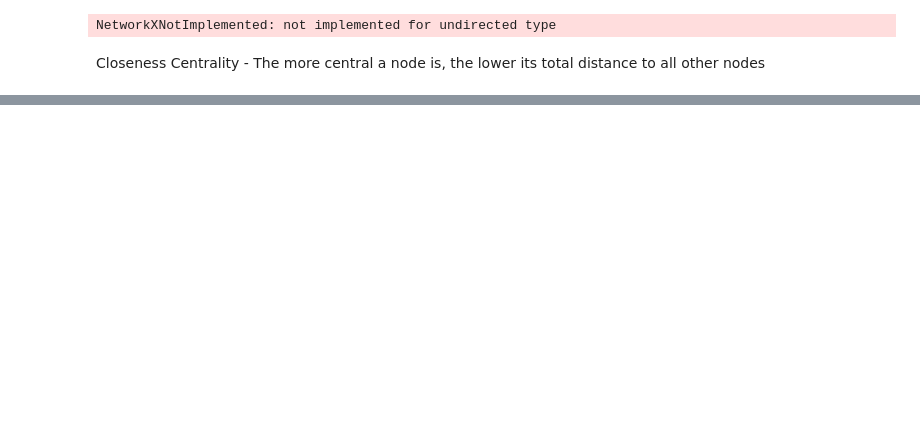
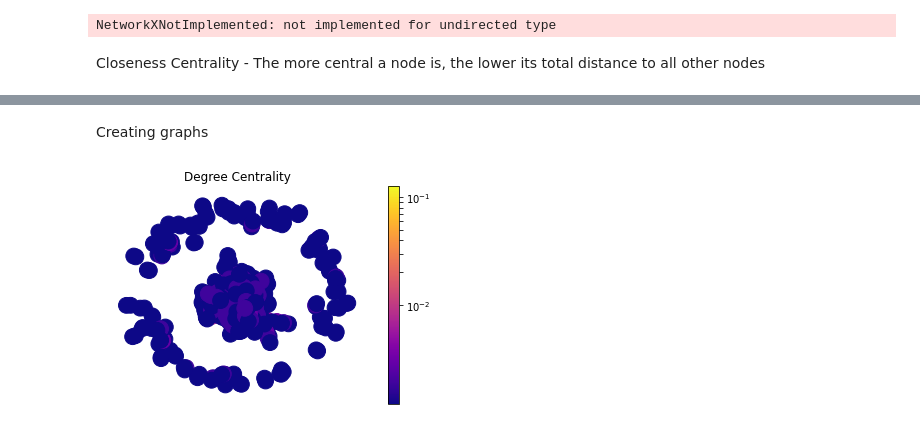
Before and after one commit to ba-group-projects/eth-trx-china-ban, a Jupyter notebook: centrality.ipynb, the cells around one changed output, grey strips where cells are left out. Cells and saved outputs as stored; diff of their text form; code cells hidden in the pictures; blank space fills up the shorter version.

```diff
--- a/centrality.ipynb
+++ b/centrality.ipynb
@@ -152,0 +165,22 @@ print(close_centrality)
+# %% [markdown]
+Creating graphs
+# %%
+def draw(G, pos, measures, measure_name):
+
+    nodes = nx.draw_networkx_nodes(G, pos, node_size=250, cmap=plt.cm.plasma,
+                                   node_color=list(measures.values()),
+                                   nodelist=measures.keys())
+    nodes.set_norm(mcolors.SymLogNorm(linthresh=0.01, linscale=1, base=10))
+    # labels = nx.draw_networkx_labels(G, pos)
+    edges = nx.draw_networkx_edges(G, pos)
+
+    plt.title(measure_name)
+    plt.colorbar(nodes)
+    plt.axis('off')
+    plt.show()
+# %%
+pos = nx.spring_layout(G)
+# %%
+draw(G, pos, nx.degree_centrality(G), 'Degree Centrality')
+# %% [output]
+[figure, added]
```
Also changed, not shown: parts of 17 cells of this notebook, 3 other files.
